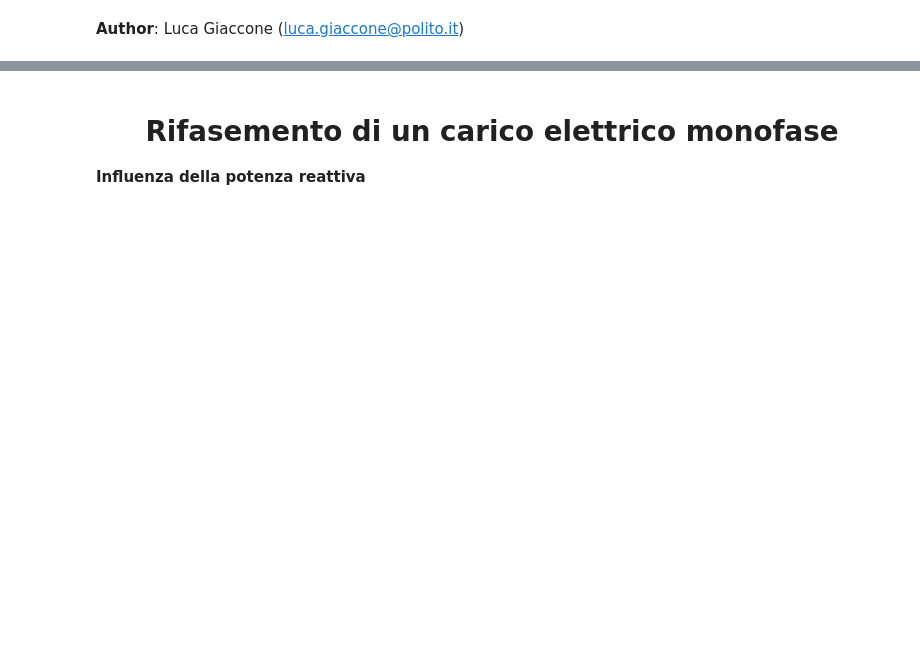
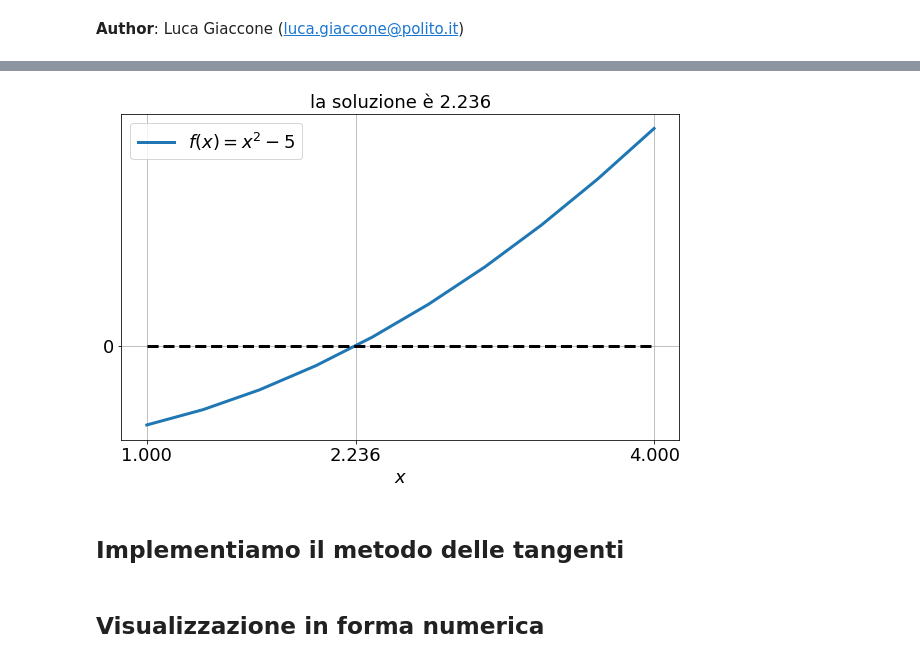
Before and after one commit to giaccone/computational-notebook-esempi, a Jupyter notebook: notebook_example4.ipynb, the cells around one changed output, grey strips where cells are left out. Saved outputs shown, nothing was run; the diff lists cells and outputs as text; code cells hidden in the pictures; blank space fills up the shorter version.

```diff
--- a/notebook_example4.ipynb
+++ b/notebook_example4.ipynb
@@ -103,3 +30,19 @@ def fun(Qc):
-# %% [markdown]
-# <center>Rifasemento di un carico elettrico monofase</center>
-**Influenza della potenza reattiva**
+# %%
+# funzione f
+f = lambda x: x**2 - 5
+# %%
+# static plot
+x = np.linspace(1, 4, 10)
+plt.figure(figsize=(10,6))
+plt.plot(x, f(x), linewidth=3, label="$f(x) = x^2 - 5$")
+plt.plot(x, np.zeros_like(x), 'k--', linewidth=3)
+plt.grid()
+plt.xticks([1, np.sqrt(5), 4], fontsize=18)
+plt.yticks([0], fontsize=18)
+plt.xlabel('$x$', fontsize=18)
+plt.legend(fontsize=18)
+plt.title("la soluzione è {:.3f}".format(np.sqrt(5)),fontsize=18);
+# %% [output]
+[figure, added]
+# %% [markdown]
+## Implementiamo il metodo delle tangenti
@@ -105,0 +60,2 @@ def fun(Qc):
+# %% [markdown]
+## Visualizzazione in forma numerica
```
Also changed, not shown: parts of 11 cells of this notebook, 3 other files.
